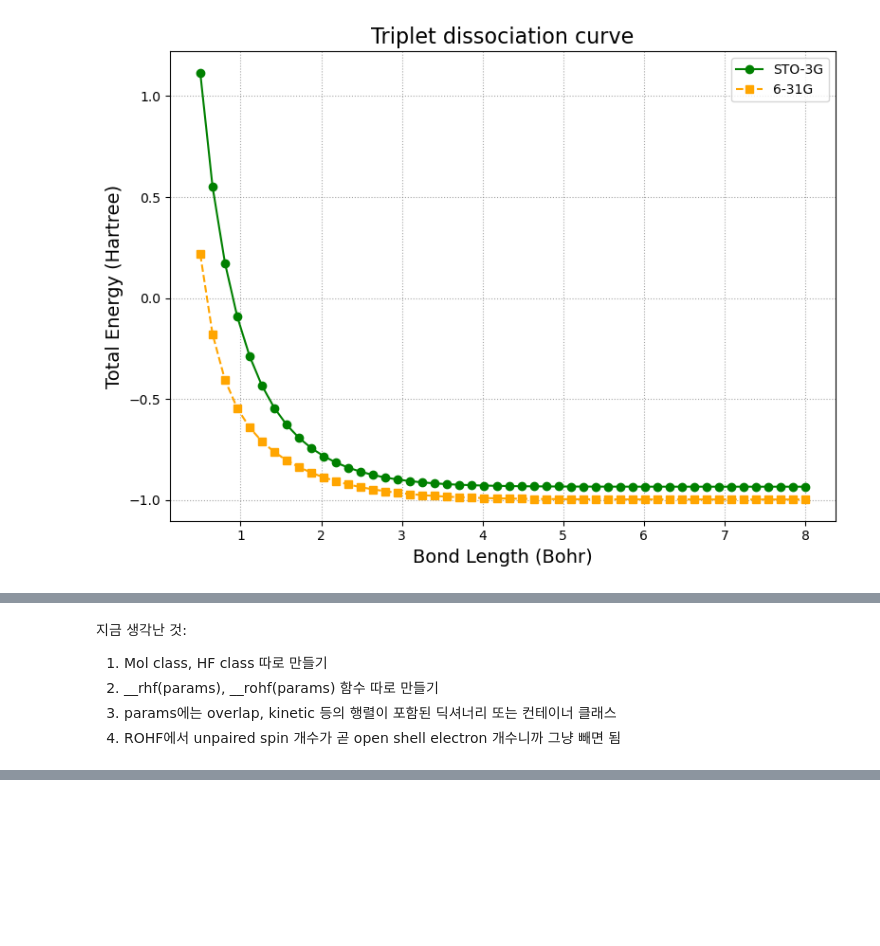
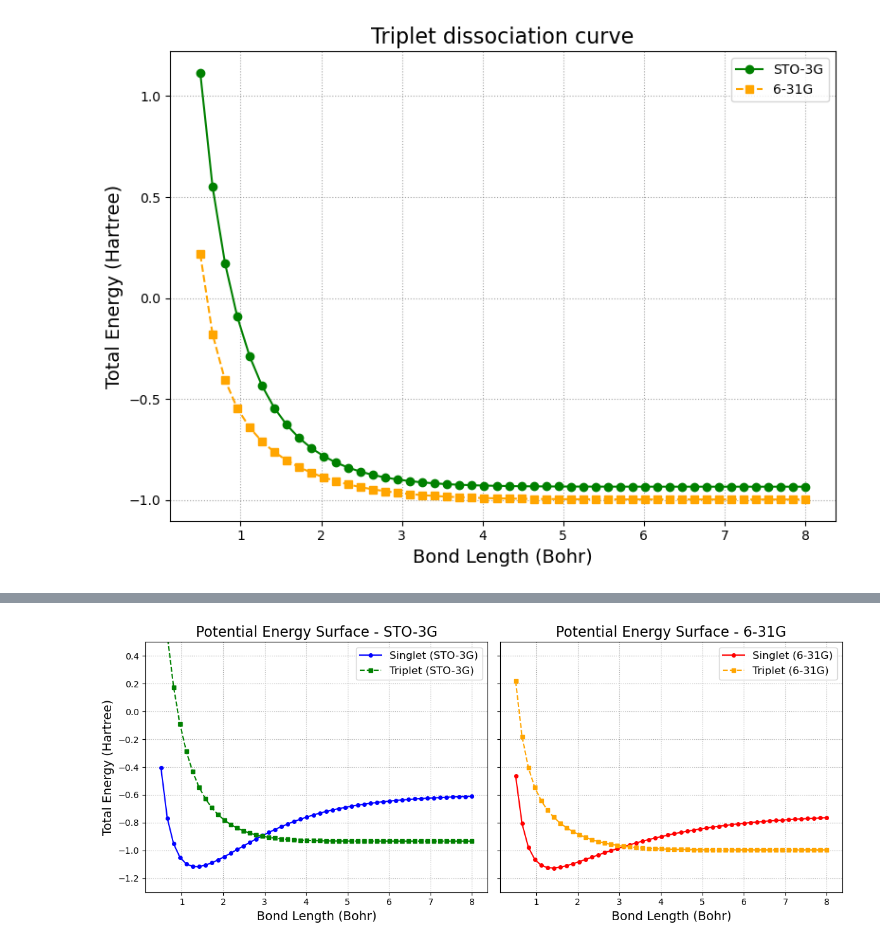
Before and after one commit to N384R/HartreeFock_20248198, a Jupyter notebook: hf_test.ipynb, the cells around one changed output, grey strips where cells are left out. Saved outputs shown, nothing was run; the diff lists cells and outputs as text; code cells hidden in the pictures; blank space fills up the shorter version.

```diff
--- a/hf_test.ipynb
+++ b/hf_test.ipynb
@@ -365,7 +405,70 @@ SCF converged energy: -0.9964641933697549
-# %% [markdown]
-지금 생각난 것:
-
-1. Mol class, HF class 따로 만들기
-2. __rhf(params), __rohf(params) 함수 따로 만들기
-3. params에는 overlap, kinetic 등의 행렬이 포함된 딕셔너리 또는 컨테이너 클래스
-4. ROHF에서 unpaired spin 개수가 곧 open shell electron 개수니까 그냥 빼면 됨
+# %%
+import numpy as np
+import matplotlib.pyplot as plt
+from quantum_calculation.hartree_fock import HartreeFock
+
+# Generate bond length range
+bond_length = np.linspace(0.5, 8.0, 50)
+
+# Lists to store energies
+sto3g_rhf_energy = []
+sto3g_rohf_energy = []
+g631_rhf_energy = []
+g631_rohf_energy = []
+
+# STO-3G calculations
+for r in bond_length:
+    H2 = f'H 0.0 0.0 0.0; H 0.0 0.0 {r}'
+
+    # Singlet calculation
+    hf = HartreeFock(H2, 'sto-3g')
+    hf.rohf()
+    sto3g_rhf_energy.append(hf.energy_total)
+
+    # Triplet calculation
+    hf = HartreeFock(H2, 'sto-3g', spin=1)
+    hf.rohf()
+    sto3g_rohf_energy.append(hf.energy_total)
+
+# 6-31G calculations
+for r in bond_length:
+    H2 = f'H 0.0 0.0 0.0; H 0.0 0.0 {r}'
+
+    # Singlet calculation
+    hf = HartreeFock(H2, '6-31g')
+    hf.rohf()
+    g631_rhf_energy.append(hf.energy_total)
+
+    # Triplet calculation
+    hf = HartreeFock(H2, '6-31g', spin=1)
+    hf.rohf()
+    g631_rohf_energy.append(hf.energy_total)
+
+# Create two separate subplots
+fig, (ax1, ax2) = plt.subplots(1, 2, figsize=(12, 5), sharey=True)
+
+# Plot STO-3G results
+ax1.plot(bond_length, sto3g_rhf_energy, label='Singlet (STO-3G)',
+         color='blue', linestyle='-', marker='o', markersize=4)
+ax1.plot(bond_length, sto3g_rohf_energy, label='Triplet (STO-3G)',
+         color='green', linestyle='--', marker='s', markersize=4)
+ax1.set_title('Potential Energy Surface - STO-3G', fontsize=16)
+ax1.set_xlabel('Bond Length (Bohr)', fontsize=14)
+ax1.set_ylabel('Total Energy (Hartree)', fontsize=14)
+ax1.set_ylim(-1.3, 0.5)
+ax1.grid(True, linestyle=':', color='gray', alpha=0.7)
+ax1.legend(fontsize=12)
+
+# Plot 6-31G results
+ax2.plot(bond_length, g631_rhf_energy, label='Singlet (6-31G)',
+         color='red', linestyle='-', marker='o', markersize=4)
+ax2.plot(bond_length, g631_rohf_energy, label='Triplet (6-31G)',
+         color='orange', linestyle='--', marker='s', markersize=4)
+ax2.set_title('Potential Energy Surface - 6-31G', fontsize=16)
+ax2.set_xlabel('Bond Length (Bohr)', fontsize=14)
+ax2.grid(True, linestyle=':', color='gray', alpha=0.7)
+ax2.legend(fontsize=12)
+
+plt.tight_layout()
+plt.show()
+# %% [output]
@@ -371,0 +492 @@ SCF converged energy: -0.9964641933697549
+[figure, added]
```
Also changed, not shown: parts of 5 cells of this notebook.
